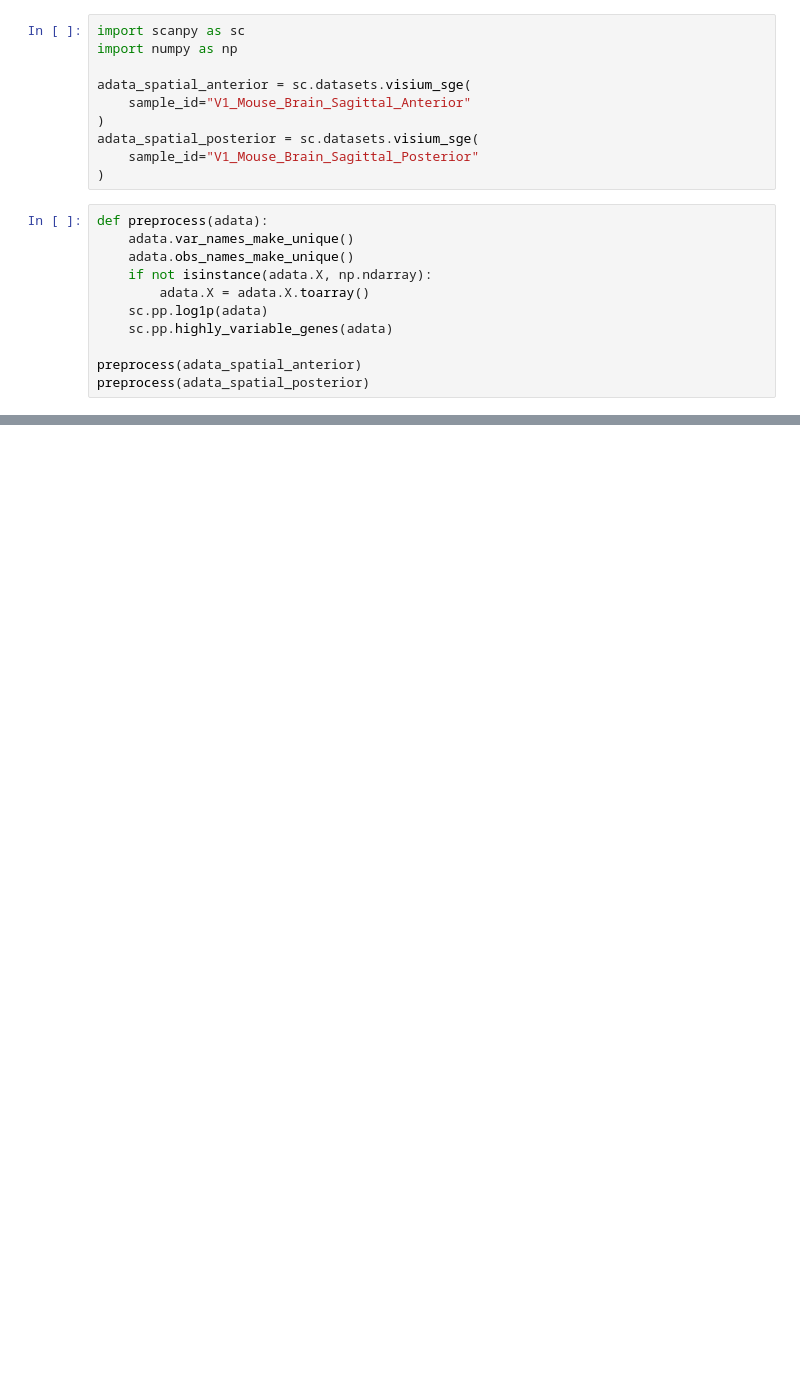
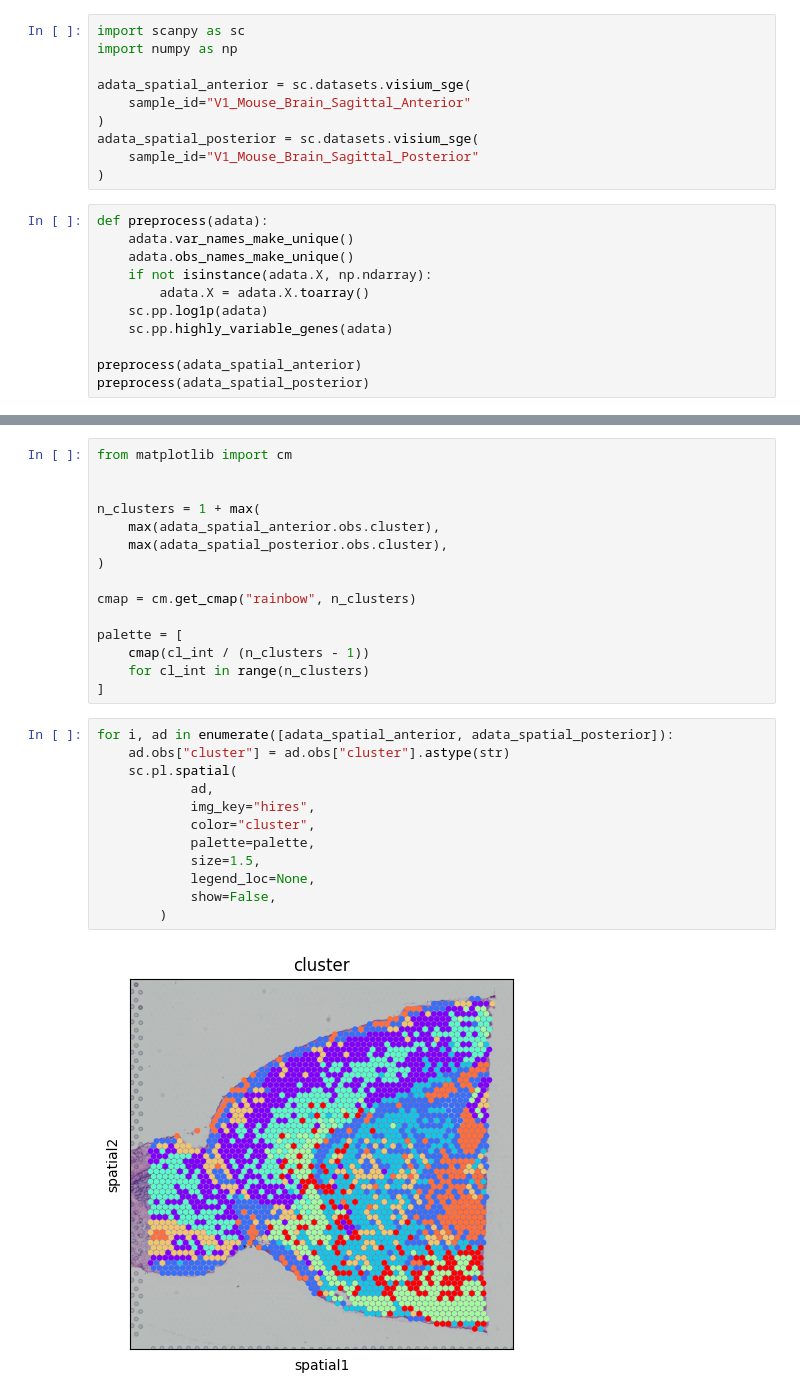
Before and after one commit to sysbio-curie/transmorph, a Jupyter notebook: docs/sections/notebooks/spatial_example.ipynb, the cells around one changed output, grey strips where cells are left out. Drawn from its saved outputs; the diff is of its cells as text; blank space fills up the shorter version.

```diff
--- a/docs/sections/notebooks/spatial_example.ipynb
+++ b/docs/sections/notebooks/spatial_example.ipynb
@@ -131,0 +149,29 @@ scatter_plot([adata_spatial_anterior, adata_spatial_posterior], input_obsm="tran
+# %%
+from matplotlib import cm
+
+
+n_clusters = 1 + max(
+    max(adata_spatial_anterior.obs.cluster),
+    max(adata_spatial_posterior.obs.cluster),
+)
+
+cmap = cm.get_cmap("rainbow", n_clusters)
+
+palette = [
+    cmap(cl_int / (n_clusters - 1))
+    for cl_int in range(n_clusters)
+]
+# %%
+for i, ad in enumerate([adata_spatial_anterior, adata_spatial_posterior]):
+    ad.obs["cluster"] = ad.obs["cluster"].astype(str)
+    sc.pl.spatial(
+            ad,
+            img_key="hires",
+            color="cluster",
+            palette=palette,
+            size=1.5,
+            legend_loc=None,
+            show=False,
+        )
+# %% [output]
+[figure, added]
```
Also changed, not shown: parts of 7 cells of this notebook, 1 other file.
